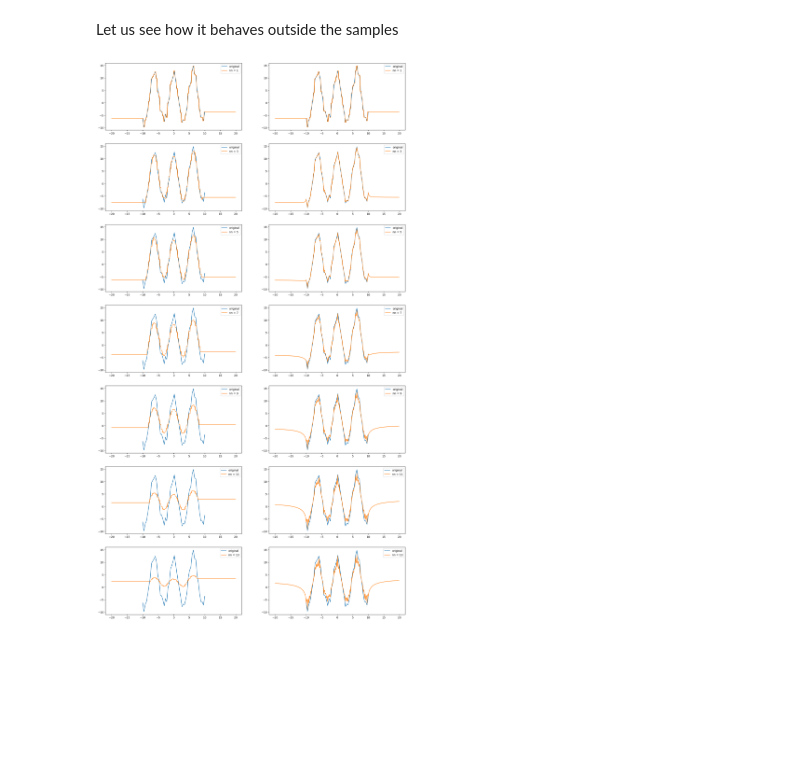
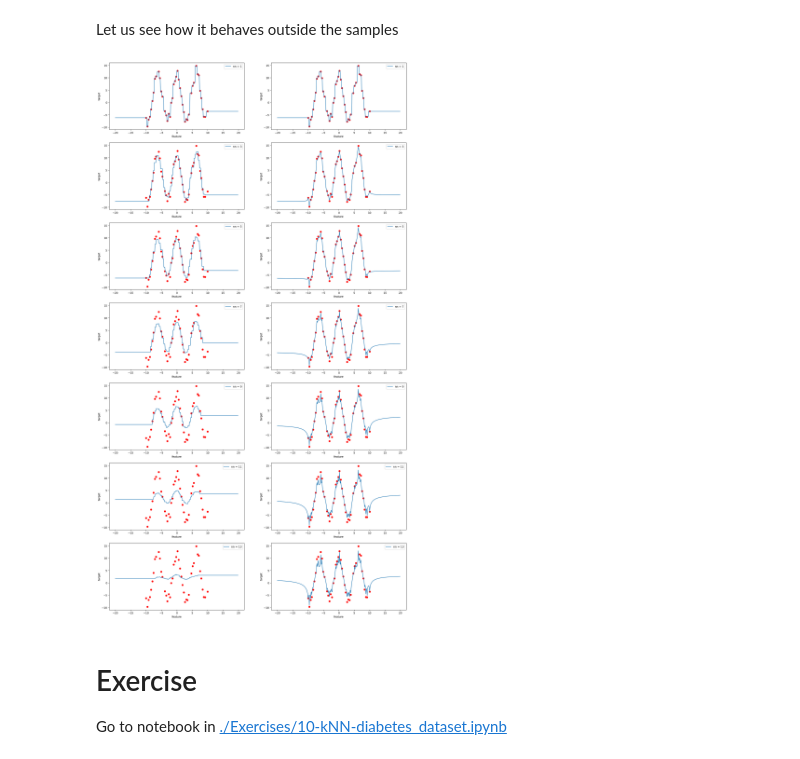
Before and after one commit to pedrojscardoso/MEEC_ISE_UAlg_Machine_learning, a Jupyter notebook: 3-ML/10-Nearest-Neighbors-(kNN)-Regression.ipynb, the cells around one changed output. Cells and saved outputs as stored; diff of their text form; code cells hidden in the pictures; blank space fills up the shorter version.

Commit message:
feat: update kNN regression notebook and add diabetes dataset exercise

```diff
--- a/3-ML/10-Nearest-Neighbors-(kNN)-Regression.ipynb
+++ b/3-ML/10-Nearest-Neighbors-(kNN)-Regression.ipynb
@@ -65,6 +83,6 @@ and then train the model
 # %%
 knr = KNeighborsRegressor(
         n_neighbors=3,
-        weights='distance').fit(x_train, y_train)
+        weights='distance').fit(x_train.reshape(-1, 1), y_train)
 # %% [markdown]
 And now the predictions
@@ -106,7 +141,7 @@ plt.show()
 # %% [output]
 [figure]
 # %%
-X = np.arange(a, b, .01).reshape(-1, 1)
+X = np.arange(a, b, .011).reshape(-1, 1)
 
 K = 30
 fig = plt.figure(figsize=(10 * 2, 5 * K))
@@ -116,26 +151,30 @@ im_idx = 0
 for nn in range(1, K, 2):
     #  weights='uniform'
     # ‘uniform’ : uniform weights. All points in each neighborhood are weighted equally.
-    knr = KNeighborsRegressor(n_neighbors=nn, weights='uniform').fit(x_train, y_train)
+    knr = KNeighborsRegressor(n_neighbors=nn, weights='uniform').fit(x_train.reshape(-1, 1), y_train)
     y = knr.predict(X)
 
     im_idx += 1
     ax = fig.add_subplot(K - 1, 2, im_idx)
-    ax.plot(timeline, wave, label='original')
+    #ax.plot(timeline, wave, marker='o', alpha=0.5, label='original')
     ax.plot(x_train, y_train, linestyle="none", marker='o', c="red")
-    ax.plot(X, y, label=f'nn = {nn}, weights = uniform, r2 = {knr.score(x_test, y_test)}')
+    ax.plot(X, y, label=f'nn = {nn}, weights = uniform, r2 = {knr.score(x_test.reshape(-1, 1), y_test)}')
+    ax.set_xlabel("feature")
+    ax.set_ylabel("target")
     ax.legend()
 
     # weights='distance'
     # ‘distance’ : weight points by the inverse of their distance. In this case, closer neighbors of a query point will have a greater influence than neighbors which are further away.
-    knr = KNeighborsRegressor(n_neighbors=nn, weights='distance').fit(x_train, y_train)
+    knr = KNeighborsRegressor(n_neighbors=nn, weights='distance').fit(x_train.reshape(-1, 1), y_train)
     y = knr.predict(X)
 
     im_idx += 1
     ax = fig.add_subplot(K - 1, 2, im_idx)
-    ax.plot(timeline, wave, label='original')
-    ax.plot(X, y, label=f'nn = {nn}, weights = distance,  r2= {knr.score(x_test, y_test)} ')
+    #ax.plot(timeline, wave, label='original')
     ax.plot(x_train, y_train, linestyle="none", marker='o', c="red")
+    ax.plot(X, y, label=f'nn = {nn}, weights = distance,  r2= {knr.score(x_test.reshape(-1, 1), y_test)} ')
+    ax.set_xlabel("feature")
+    ax.set_ylabel("target")
     ax.legend()
 
 plt.show()
@@ -146,35 +185,43 @@ Let us see how it behaves outside the samples
 # %%
 # supposing a<0
 X = np.arange(2 * a, 2 * b, .1).reshape(-1, 1)
 
 K = 15
 fig = plt.figure(figsize=(10 * 2, 5 * K))
 
 im_idx = 0
 
 for nn in range(1, K, 2):
     #  weights='uniform'
     # ‘uniform’ : uniform weights. All points in each neighborhood are weighted equally.
-    knr = KNeighborsRegressor(n_neighbors=nn, weights='uniform').fit(timeline, wave)
+    knr = KNeighborsRegressor(n_neighbors=nn, weights='uniform').fit(x_train.reshape(-1, 1), y_train)
     y = knr.predict(X)
 
     im_idx += 1
     ax = fig.add_subplot(K - 1, 2, im_idx)
-    ax.plot(timeline, wave, label='original')
+    ax.plot(x_train, y_train, linestyle="none", marker='o', c="red")
     ax.plot(X, y, label='nn = {}'.format(nn))
+    ax.set_xlabel("feature")
+    ax.set_ylabel("target")
     ax.legend()
 
     # weights='distance'
     # ‘distance’ : weight points by the inverse of their distance. In this case, closer neighbors of a query point will have a greater influence than neighbors which are further away.
-    knr = KNeighborsRegressor(n_neighbors=nn, weights='distance').fit(timeline, wave)
+    knr = KNeighborsRegressor(n_neighbors=nn, weights='distance').fit(x_train.reshape(-1, 1), y_train)
     y = knr.predict(X)
 
     im_idx += 1
     ax = fig.add_subplot(K - 1, 2, im_idx)
-    ax.plot(timeline, wave, label='original')
+    ax.plot(x_train, y_train, linestyle="none", marker='o', c="red")
     ax.plot(X, y, label='nn = {}'.format(nn))
+    ax.set_xlabel("feature")
+    ax.set_ylabel("target")
     ax.legend()
 
 plt.show()
 # %% [output]
-[figure, old version]
+[figure, new version]
+# %% [markdown]
+# Exercise
+
+Go to notebook in [./Exercises/10-kNN-diabetes_dataset.ipynb](./Exercises/10-kNN-diabetes_dataset.ipynb)
```
Also changed, not shown: parts of 13 cells of this notebook, 2 other files.
